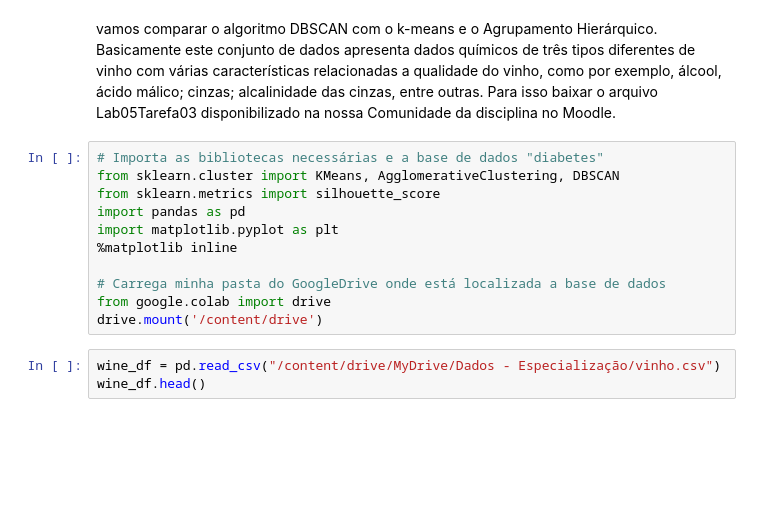
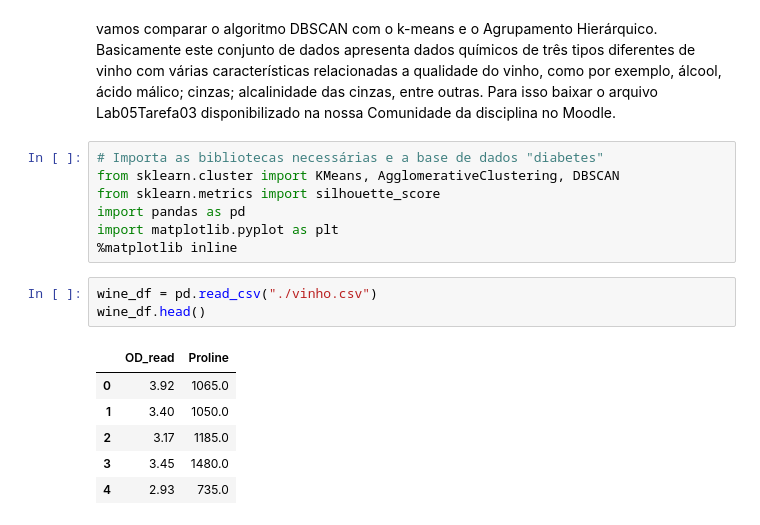
Before and after one commit to LeonardoSchollSternberg/IA-para-Engenheiros, a Jupyter notebook: Algoritmos Para Agrupamento De Dados/Aula05 - Métricas para a avaliação de desempenho de agrupamentos/Lab05Tarefa03.ipynb, the cells around one changed output. Saved outputs shown, nothing was run; the diff lists cells and outputs as text; blank space fills up the shorter version.

```diff
--- a/Algoritmos Para Agrupamento De Dados/Aula05 - Métricas para a avaliação de desempenho de agrupamentos/Lab05Tarefa03.ipynb
+++ b/Algoritmos Para Agrupamento De Dados/Aula05 - Métricas para a avaliação de desempenho de agrupamentos/Lab05Tarefa03.ipynb
@@ -9,13 +9,16 @@ from sklearn.metrics import silhouette_score
 import pandas as pd
 import matplotlib.pyplot as plt
 %matplotlib inline
-
-# Carrega minha pasta do GoogleDrive onde está localizada a base de dados
-from google.colab import drive
-drive.mount('/content/drive')
 # %%
-wine_df = pd.read_csv("/content/drive/MyDrive/Dados - Especialização/vinho.csv")
+wine_df = pd.read_csv("./vinho.csv")
 wine_df.head()
+# %% [output]
+|  | OD_read | Proline |
+| 0 | 3.92 | 1065.0 |
+| 1 | 3.40 | 1050.0 |
+| 2 | 3.17 | 1185.0 |
+| 3 | 3.45 | 1480.0 |
+| 4 | 2.93 | 735.0 |
 # %%
 plt.scatter(wine_df.values[:,0], wine_df.values[:,1])
 plt.title("Base de Dados sobre Vinhos")
```
Also changed, not shown: parts of 3 cells of this notebook, 1 other file.
